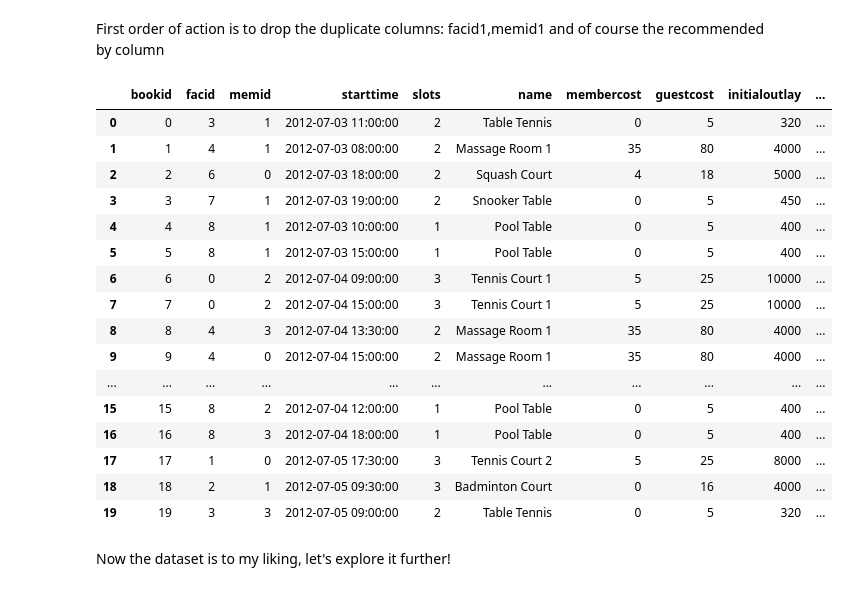
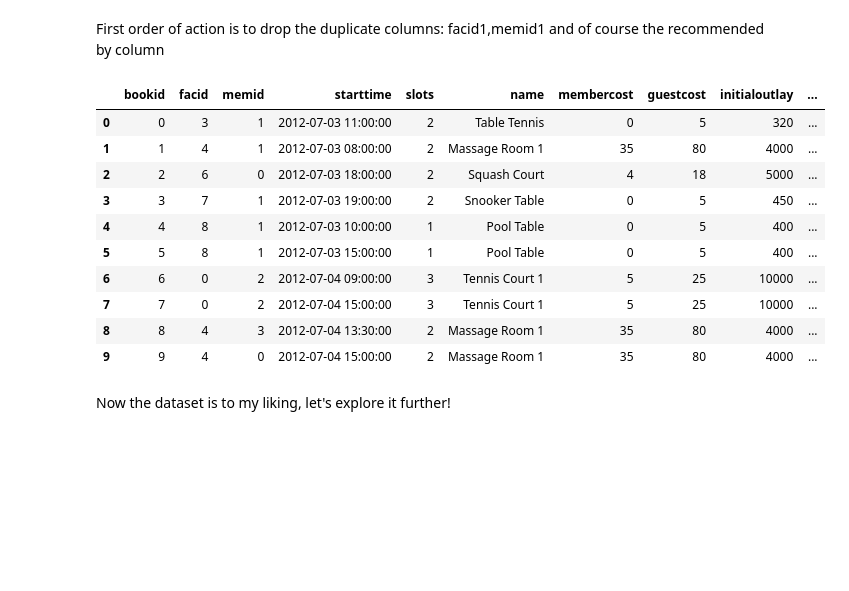
Before and after one commit to MarkusZetes/Personal-Projects, a Jupyter notebook: Analysis of sports and entertainment company using mySQL, Python, Tableau or PowerBI.ipynb, the cells around one changed output. Drawn from its saved outputs; the diff is of its cells as text; code cells hidden in the pictures; blank space fills up the shorter version.

```diff
--- a/Analysis of sports and entertainment company using mySQL, Python, Tableau or PowerBI.ipynb
+++ b/Analysis of sports and entertainment company using mySQL, Python, Tableau or PowerBI.ipynb
@@ -164,25 +164,19 @@ First order of action is to drop the duplicate columns: facid1,memid1 and of cou
 # %%
 df = df.drop(['memid.1', 'facid.1', 'recommendedby'], axis = 1)
 # %%
-df.head(20)
+df.head(10)
 # %% [output]
 |  | bookid | facid | memid | starttime | slots | name | membercost | guestcost | initialoutlay | ... |
 | 0 | 0 | 3 | 1 | 2012-07-03 11:00:00 | 2 | Table Tennis | 0 | 5 | 320 | ... |
 | 1 | 1 | 4 | 1 | 2012-07-03 08:00:00 | 2 | Massage Room 1 | 35 | 80 | 4000 | ... |
 | 2 | 2 | 6 | 0 | 2012-07-03 18:00:00 | 2 | Squash Court | 4 | 18 | 5000 | ... |
 | 3 | 3 | 7 | 1 | 2012-07-03 19:00:00 | 2 | Snooker Table | 0 | 5 | 450 | ... |
 | 4 | 4 | 8 | 1 | 2012-07-03 10:00:00 | 1 | Pool Table | 0 | 5 | 400 | ... |
 | 5 | 5 | 8 | 1 | 2012-07-03 15:00:00 | 1 | Pool Table | 0 | 5 | 400 | ... |
 | 6 | 6 | 0 | 2 | 2012-07-04 09:00:00 | 3 | Tennis Court 1 | 5 | 25 | 10000 | ... |
 | 7 | 7 | 0 | 2 | 2012-07-04 15:00:00 | 3 | Tennis Court 1 | 5 | 25 | 10000 | ... |
 | 8 | 8 | 4 | 3 | 2012-07-04 13:30:00 | 2 | Massage Room 1 | 35 | 80 | 4000 | ... |
 | 9 | 9 | 4 | 0 | 2012-07-04 15:00:00 | 2 | Massage Room 1 | 35 | 80 | 4000 | ... |
-| ... | ... | ... | ... | ... | ... | ... | ... | ... | ... | ... |
-| 15 | 15 | 8 | 2 | 2012-07-04 12:00:00 | 1 | Pool Table | 0 | 5 | 400 | ... |
-| 16 | 16 | 8 | 3 | 2012-07-04 18:00:00 | 1 | Pool Table | 0 | 5 | 400 | ... |
-| 17 | 17 | 1 | 0 | 2012-07-05 17:30:00 | 3 | Tennis Court 2 | 5 | 25 | 8000 | ... |
-| 18 | 18 | 2 | 1 | 2012-07-05 09:30:00 | 3 | Badminton Court | 0 | 16 | 4000 | ... |
-| 19 | 19 | 3 | 3 | 2012-07-05 09:00:00 | 2 | Table Tennis | 0 | 5 | 320 | ... |
 # %% [markdown]
 Now the dataset is to my liking, let's explore it further!
 # %% [markdown]
```
Also changed, not shown: parts of 37 cells of this notebook.
